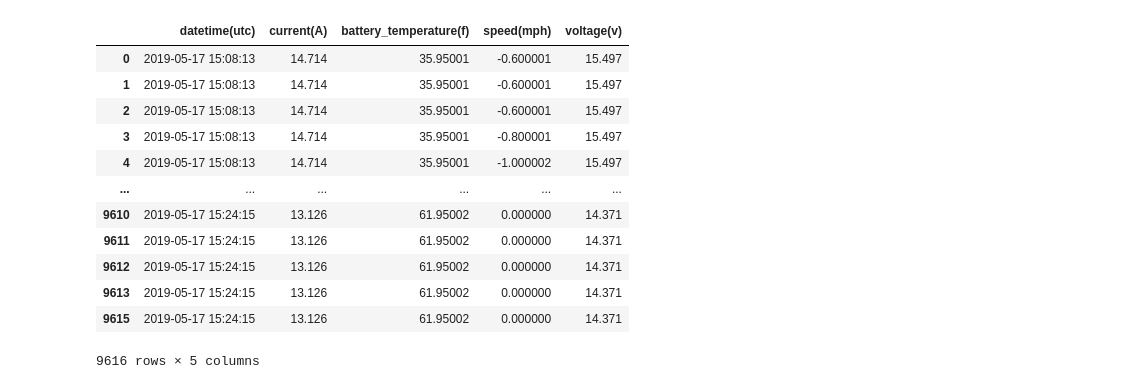
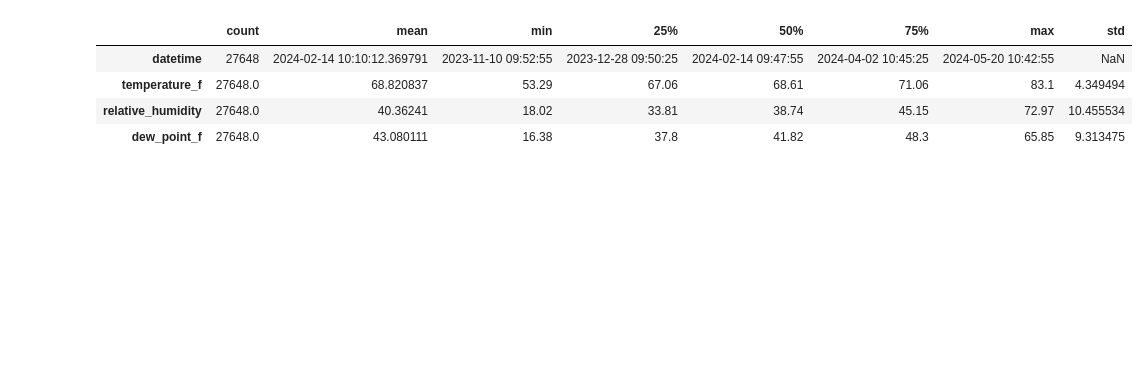
Before and after one commit to ayichimboy/kingpanda, a Jupyter notebook: back_testing/back_test_model.ipynb, the cells around one changed output. Saved outputs shown, nothing was run; the diff lists cells and outputs as text; code cells hidden in the pictures; blank space fills up the shorter version.

```diff
--- a/back_testing/back_test_model.ipynb
+++ b/back_testing/back_test_model.ipynb
@@ -5,8 +5,8 @@ import matplotlib.pyplot as plt
 from pathlib import Path
 # %%
 # load data
-BASE_DIR = Path().cwd().parent
-DATA_DIR = BASE_DIR / "teachpandas" / "sample_drone_flights.csv"
+BASE_DIR = Path().cwd()
+DATA_DIR = BASE_DIR / "temp_data.csv"
 
 if not DATA_DIR.exists():
     raise FileExistsError("Data Doesn't exist")
@@ -19,24 +19,21 @@ if len(set(df.columns)) != len(df.columns):
           "Dropping Duplicate Columns ...")
     df = df.loc[:, df.columns.drop_duplicates()]
 
-df.columns = df.columns.str.strip()
+df.columns = df.columns.str.strip().str.lower().str.replace(" ", "_")
 
-selected_cols = [
-        "datetime(utc)",
-        "time(millisecond)",
-        "flycState",
-        'current(A)',
-        "battery_temperature(f)",
-        "speed(mph)",
-        "voltage(v)",
-        "longitude",
-        "latitude",
-    ]
-
-missing = [col for col in selected_cols if col not in df.columns]
-if missing:
-    raise ValueError(f"Missing Expected Columns: {missing}")
 for col in [col for col in df.columns if "date" in col]:
     df[col] = pd.to_datetime(df[col])
 
-df_new = df[selected_cols]
+df = df.rename(columns={
+     'date-time_(cst/cdt)': "datetime",
+     'temperature___(°f)': "temperature_f",
+     'rh___(%)': "relative_humidity",
+       'dew_point___(°f)': "dew_point_f",
+    })
+
+df = df.drop(columns=["#", "host_connected", "end_of_file"])
+
+if "datetime" not in df.columns:
+    df = df.apply(pd.to_numeric, errors="coerce")
+
+df = df.dropna()
@@ -89,16 +40,8 @@ y = pd.to_numeric(df_final["battery_temperature(f)"], errors="coerce")
-# %%
-df_final
-# %% [output]
-|  | datetime(utc) | current(A) | battery_temperature(f) | speed(mph) | voltage(v) |
-| 0 | 2019-05-17 15:08:13 | 14.714 | 35.95001 | -0.600001 | 15.497 |
-| 1 | 2019-05-17 15:08:13 | 14.714 | 35.95001 | -0.600001 | 15.497 |
-| 2 | 2019-05-17 15:08:13 | 14.714 | 35.95001 | -0.600001 | 15.497 |
-| 3 | 2019-05-17 15:08:13 | 14.714 | 35.95001 | -0.800001 | 15.497 |
-| 4 | 2019-05-17 15:08:13 | 14.714 | 35.95001 | -1.000002 | 15.497 |
-| ... | ... | ... | ... | ... | ... |
-| 9610 | 2019-05-17 15:24:15 | 13.126 | 61.95002 | 0.000000 | 14.371 |
-| 9611 | 2019-05-17 15:24:15 | 13.126 | 61.95002 | 0.000000 | 14.371 |
-| 9612 | 2019-05-17 15:24:15 | 13.126 | 61.95002 | 0.000000 | 14.371 |
-| 9613 | 2019-05-17 15:24:15 | 13.126 | 61.95002 | 0.000000 | 14.371 |
-| 9615 | 2019-05-17 15:24:15 | 13.126 | 61.95002 | 0.000000 | 14.371 |
-9616 rows × 5 columns
+# %%
+df.describe().T
+# %% [output]
+|  | count | mean | min | 25% | 50% | 75% | max | std |
+| datetime | 27648 | 2024-02-14 10:10:12.369791 | 2023-11-10 09:52:55 | 2023-12-28 09:50:25 | 2024-02-14 09:47:55 | 2024-04-02 10:45:25 | 2024-05-20 10:42:55 | NaN |
+| temperature_f | 27648.0 | 68.820837 | 53.29 | 67.06 | 68.61 | 71.06 | 83.1 | 4.349494 |
+| relative_humidity | 27648.0 | 40.36241 | 18.02 | 33.81 | 38.74 | 45.15 | 72.97 | 10.455534 |
+| dew_point_f | 27648.0 | 43.080111 | 16.38 | 37.8 | 41.82 | 48.3 | 65.85 | 9.313475 |
```
Also changed, not shown: parts of 8 cells of this notebook, 1 other file.
